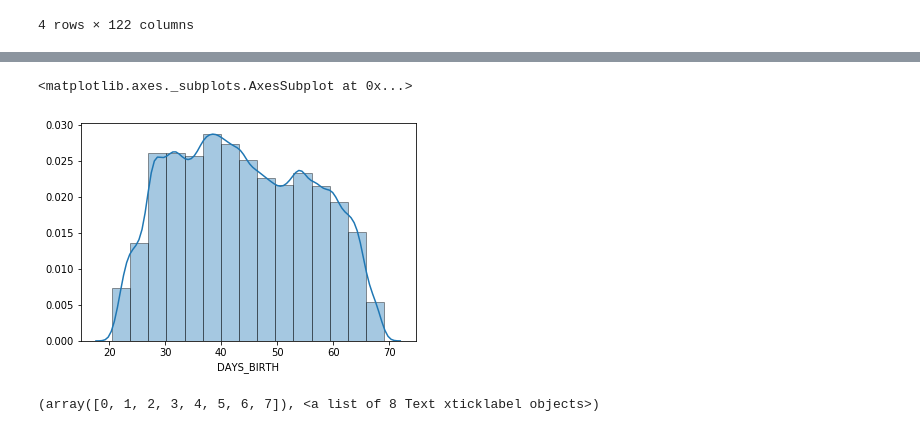
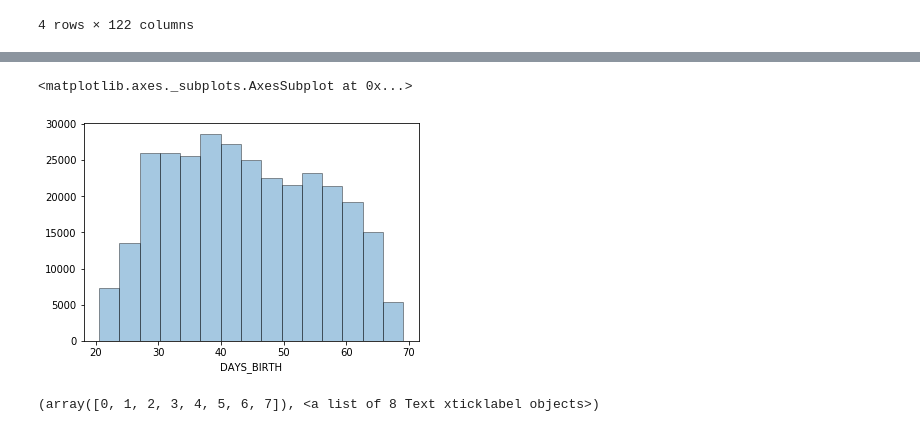
Before and after one commit to infimsr/Kaggle_project, a Jupyter notebook: Credit Risk - Kaggle.ipynb, the cells around one changed output, grey strips where cells are left out. Cells and saved outputs as stored; diff of their text form; code cells hidden in the pictures.

```diff
--- a/Credit Risk - Kaggle.ipynb
+++ b/Credit Risk - Kaggle.ipynb
@@ -69,3 +76,5 @@ TypeError: pop() missing 1 required positional argument: 'item'
+# %%
+credit_train.drop([35657,38566,83382,189640],inplace=True)
 # %%
 credit_train['CODE_GENDER'].value_counts()
 # %% [output]
@@ -76,10 +84,10 @@ Name: CODE_GENDER, dtype: int64
 # %%
 plt.rcParams["patch.force_edgecolor"] = True
 # %%
-sns.distplot(credit_train['DAYS_BIRTH']/(-365), bins=15, hist_kws=dict(edgecolor="k", linewidth=1))
+sns.distplot(credit_train['DAYS_BIRTH']/(-365), bins=15, kde = False,hist_kws=dict(edgecolor="k", linewidth=1))
 # %% [output]
 <matplotlib.axes._subplots.AxesSubplot at 0x...>
-[figure, old version]
+[figure, new version]
 # %%
 sns.boxplot(x='NAME_INCOME_TYPE',y='AMT_CREDIT',data=credit_train)
 plt.xticks(rotation = 45)
```
Also changed, not shown: parts of 24 cells of this notebook.
